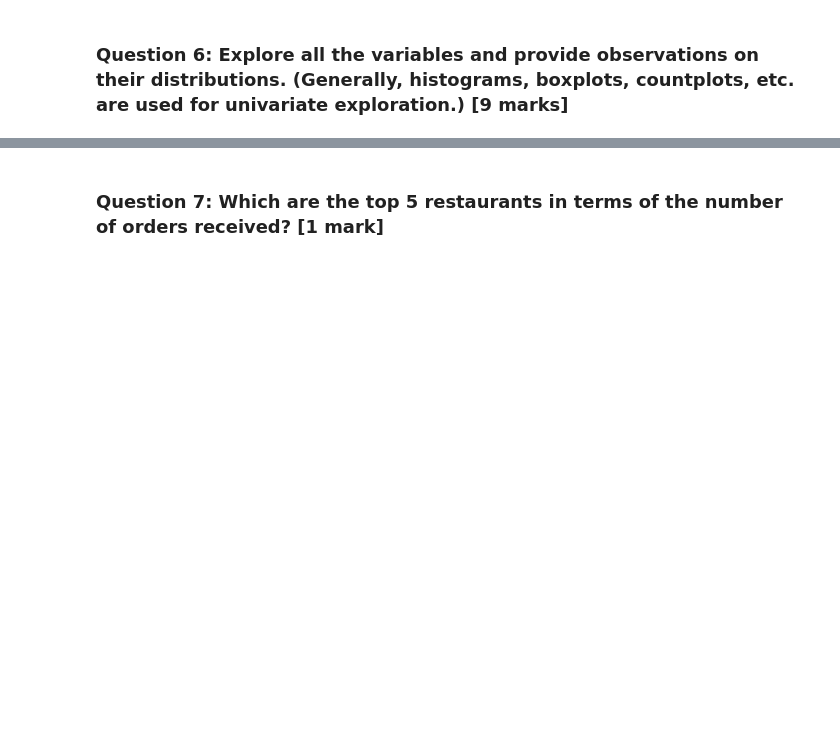
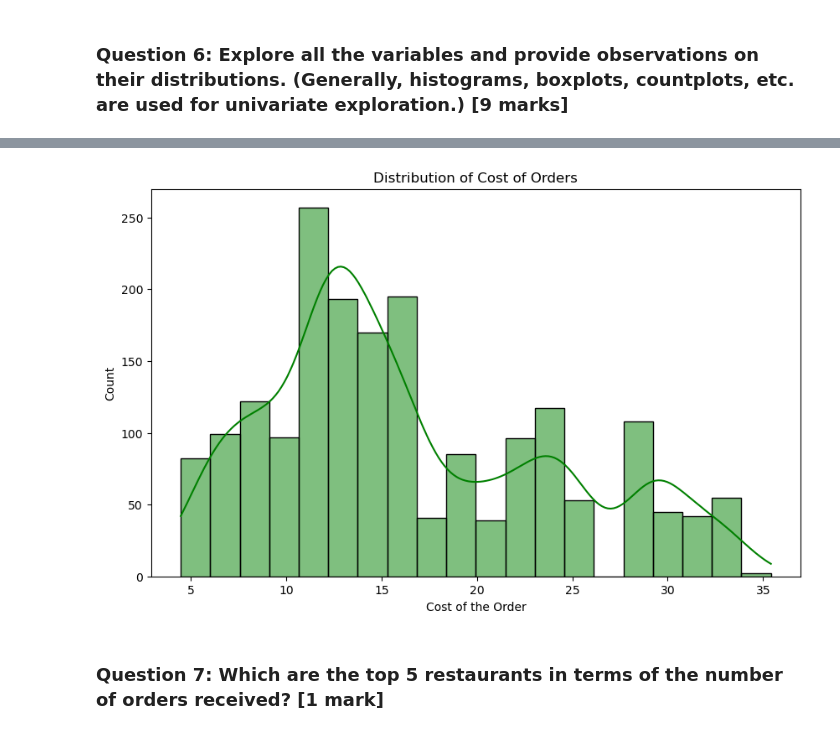
Before and after one commit to ZhiyaoShu/Data-visualization---Foodhub, a Jupyter notebook: FDS_Project_LearnerNotebook_LowCode.ipynb, the cells around one changed output, grey strips where cells are left out. Saved outputs shown, nothing was run; the diff lists cells and outputs as text; code cells hidden in the pictures; blank space fills up the shorter version.

```diff
--- a/FDS_Project_LearnerNotebook_LowCode.ipynb
+++ b/FDS_Project_LearnerNotebook_LowCode.ipynb
@@ -171,3 +193,13 @@ Text(0.5, 0, 'Cuisine Type')
+# %%
+# Plot the cost of the order
+plt.figure(figsize=(10, 6))
+sns.histplot(data=df, x='cost_of_the_order', kde=True, bins=20, color='Green')
+plt.xlabel('Cost of the Order')
+plt.ylabel('Count')
+plt.title('Distribution of Cost of Orders')
+plt.show()
+# %% [output]
+[figure, added]
 # %% [markdown]
 ### **Question 7**: Which are the top 5 restaurants in terms of the number of orders received? [1 mark]
 # %%
```
Also changed, not shown: parts of 2 cells of this notebook.
